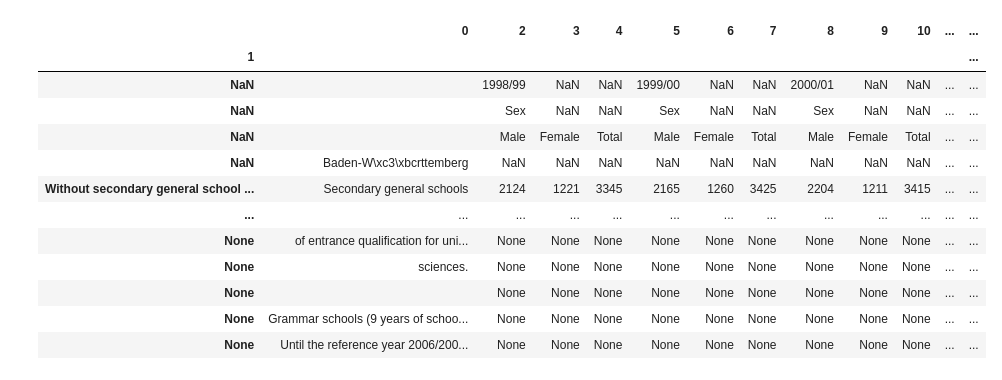
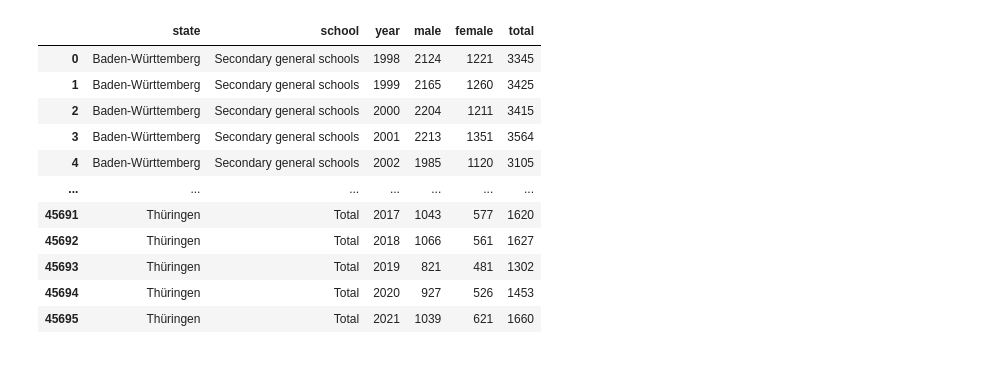
Before and after one commit to KarylReyne/DataLiteracyWS23, a Jupyter notebook: exp/JS-004-Graduates.ipynb, the cells around one changed output. Drawn from its saved outputs; the diff is of its cells as text; code cells hidden in the pictures.

```diff
--- a/exp/JS-004-Graduates.ipynb
+++ b/exp/JS-004-Graduates.ipynb
@@ -1,37 +1,94 @@
 # %%
 import pandas as pd
 import os
 import numpy as np
 import school_analysis as sa
 import re
 from datetime import datetime
 
 def load_genisis_df(name:str):
-    path=os.path.join(sa.PROJECT_PATH, "data", "genesis",name)
+    path=os.path.join(sa.PROJECT_PATH, "data_", "genesis",name)
     df = pd.read_csv(os.path.join(sa.PROJECT_PATH ,path), sep=";", skiprows=7, skipfooter=4, engine="python", index_col=None, header=None)
     df.replace("b'", "", inplace=True, regex=True)
     df.replace("'", "", inplace=True, regex=True)
     df.set_index(1, inplace=True)
     return df
 
 df_1=load_genisis_df("graduates_1.csv")
 df_2=load_genisis_df("graduates_2.csv")
 df_2 = df_2.drop(0, axis=1)
 df_3 = load_genisis_df("graduates_3.csv")
 df_3 = df_3.drop(0, axis=1)
 df = pd.concat([df_1, df_2, df_3], axis=1)
+
+
+df.columns = range(df.shape[1])
+
 df
+
+df.replace("b'", "", inplace=True, regex=True)
+
+df.rename(columns={df.columns[0]: 'state'}, inplace=True)
+
+
+df['state'] = df['state'].fillna(method='ffill')
+
+years = [int(item.split("/")[0]) for item in df.iloc[0].dropna().tolist() if item!='' and item!='\'']
+
+states = [
+    "Baden-Württemberg",
+    "Bayern",
+    "Berlin",
+    "Brandenburg",
+    "Bremen",
+    "Hamburg",
+    "Hessen",
+    "Mecklenburg-Vorpommern",
+    "Niedersachsen",
+    "Nordrhein-Westfalen",
+    "Rheinland-Pfalz",
+    "Saarland",
+    "Sachsen",
+    "Sachsen-Anhalt",
+    "Schleswig-Holstein",
+    "Thüringen"
+]
+
+
+data = []
+
+for idx,state in enumerate(states):
+    part = df.iloc[4+85*idx:]
+    part = part[part.index=="Without secondary general school certificate"]
+    for row in  part.iterrows():
+        for y_idx,year in enumerate(years):
+            male = row[1][1+y_idx*3]
+            female = row[1][2+y_idx*3]
+            total = row[1][3+y_idx*3]
+            record = {
+                'state': state,
+                'school': row[1]['state'], #state and schol have the same column
+                'year': year,
+                'male': male,
+                'female':female,
+                'total': total
+            }
+            data.append(record)
+
+df_melted = pd.DataFrame(data)
+
+
+df_melted
 # %% [output]
-|  | 0 | 2 | 3 | 4 | 5 | 6 | 7 | 8 | 9 | 10 | ... | ... |
-| 1 |  |  |  |  |  |  |  |  |  |  |  | ... |
-| NaN |  | 1998/99 | NaN | NaN | 1999/00 | NaN | NaN | 2000/01 | NaN | NaN | ... | ... |
-| NaN |  | Sex | NaN | NaN | Sex | NaN | NaN | Sex | NaN | NaN | ... | ... |
-| NaN |  | Male | Female | Total | Male | Female | Total | Male | Female | Total | ... | ... |
-| NaN | Baden-W\xc3\xbcrttemberg | NaN | NaN | NaN | NaN | NaN | NaN | NaN | NaN | NaN | ... | ... |
-| Without secondary general school ... | Secondary general schools | 2124 | 1221 | 3345 | 2165 | 1260 | 3425 | 2204 | 1211 | 3415 | ... | ... |
-| ... | ... | ... | ... | ... | ... | ... | ... | ... | ... | ... | ... | ... |
-| None | of entrance qualification for uni... | None | None | None | None | None | None | None | None | None | ... | ... |
-| None | sciences. | None | None | None | None | None | None | None | None | None | ... | ... |
-| None |  | None | None | None | None | None | None | None | None | None | ... | ... |
-| None | Grammar schools (9 years of schoo... | None | None | None | None | None | None | None | None | None | ... | ... |
-| None | Until the reference year 2006/200... | None | None | None | None | None | None | None | None | None | ... | ... |
+|  | state | school | year | male | female | total |
+| 0 | Baden-Württemberg | Secondary general schools | 1998 | 2124 | 1221 | 3345 |
+| 1 | Baden-Württemberg | Secondary general schools | 1999 | 2165 | 1260 | 3425 |
+| 2 | Baden-Württemberg | Secondary general schools | 2000 | 2204 | 1211 | 3415 |
+| 3 | Baden-Württemberg | Secondary general schools | 2001 | 2213 | 1351 | 3564 |
+| 4 | Baden-Württemberg | Secondary general schools | 2002 | 1985 | 1120 | 3105 |
+| ... | ... | ... | ... | ... | ... | ... |
+| 45691 | Thüringen | Total | 2017 | 1043 | 577 | 1620 |
+| 45692 | Thüringen | Total | 2018 | 1066 | 561 | 1627 |
+| 45693 | Thüringen | Total | 2019 | 821 | 481 | 1302 |
+| 45694 | Thüringen | Total | 2020 | 927 | 526 | 1453 |
+| 45695 | Thüringen | Total | 2021 | 1039 | 621 | 1660 |
```
Also changed, not shown: parts of 4 cells of this notebook, 5 other files.
